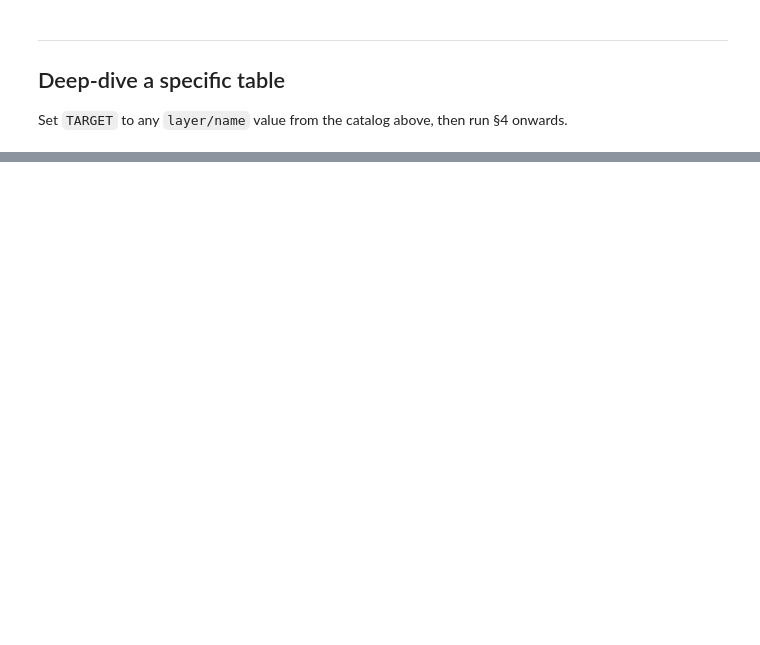
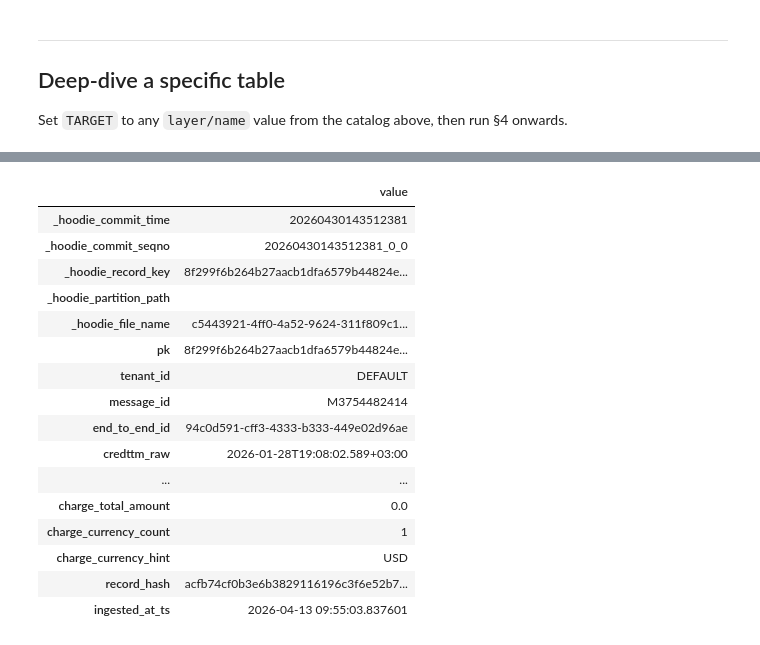
Before and after one commit to tazama-lf/biar, a Jupyter notebook: JupyterHub/notebooks/Lakehouse_Catalog.ipynb, the cells around one changed output, grey strips where cells are left out. Saved outputs shown, nothing was run; the diff lists cells and outputs as text; code cells hidden in the pictures; blank space fills up the shorter version.

```diff
--- a/JupyterHub/notebooks/Lakehouse_Catalog.ipynb
+++ b/JupyterHub/notebooks/Lakehouse_Catalog.ipynb
@@ -214,3 +339,59 @@ to_pandas_safe(sample)
+# %%
+# §6b — Single record detail (all fields, fully expanded)
+#
+# Set MESSAGE_ID and TENANT_ID to pin a specific record.
+# Leave both empty to show the most-recent record (by the same sort column as §6).
+#
+# The DataFrame is transposed so each field is on its own row — making
+# long values (JSON payloads, nested structs, DataCache blocks) easy to read.
+
+MESSAGE_ID = ""   # e.g. "0db3c737447347b0bf38dc466e0743c6"
+TENANT_ID  = ""   # e.g. "PAYSYSLABS"
+
+# Determine the record key field name from Hudi properties (fallback: common names)
+_props = read_hoodie_props(table_meta["path"])
+_rk    = _props.get("hoodie.datasource.write.recordkey.field", "")
+_ID_CANDIDATES = [c for c in ([_rk] + ["msg_id", "message_id", "transaction_id", "id"])
+                  if c in df.columns]
+_id_col = _ID_CANDIDATES[0] if _ID_CANDIDATES else None
+
+if MESSAGE_ID and _id_col:
+    filtered = df.filter(F.col(_id_col) == MESSAGE_ID)
+    if TENANT_ID:
+        _TENANT_CANDIDATES = [c for c in ["tenant_id", "tx_tenant_id", "tenantid"] if c in df.columns]
+        if _TENANT_CANDIDATES:
+            filtered = filtered.filter(F.col(_TENANT_CANDIDATES[0]) == TENANT_ID)
+    row_df = filtered.limit(1)
+    print(f"Filtered by: {_id_col} = {MESSAGE_ID!r}"
+          + (f"  +  tenant = {TENANT_ID!r}" if TENANT_ID else ""))
+else:
+    # Fall back to most-recent record using the same sort column as §6
+    row_df = df.orderBy(_sort_col, ascending=False).limit(1)
+    print(f"Showing most-recent record (sorted by: {_sort_col})")
+    print("  → Set MESSAGE_ID above to pin a specific record.")
+
+single_row = to_pandas_safe(row_df).T.rename(columns={0: "value"})
+
+with pd.option_context("display.max_colwidth", None, "display.max_rows", None):
+    display(single_row)
+# %% [output]
+|  | value |
+| _hoodie_commit_time | 20260430143512381 |
+| _hoodie_commit_seqno | 20260430143512381_0_0 |
+| _hoodie_record_key | 8f299f6b264b27aacb1dfa6579b44824e... |
+| _hoodie_partition_path |  |
+| _hoodie_file_name | c5443921-4ff0-4a52-9624-311f809c1... |
+| pk | 8f299f6b264b27aacb1dfa6579b44824e... |
+| tenant_id | DEFAULT |
+| message_id | M3754482414 |
+| end_to_end_id | 94c0d591-cff3-4333-b333-449e02d96ae |
+| credttm_raw | 2026-01-28T19:08:02.589+03:00 |
+| ... | ... |
+| charge_total_amount | 0.0 |
+| charge_currency_count | 1 |
+| charge_currency_hint | USD |
+| record_hash | acfb74cf0b3e6b3829116196c3f6e52b7... |
+| ingested_at_ts | 2026-04-13 09:55:03.837601 |
 # %%
 # §7 — Commit history (how many rows landed in each commit)
 (
```
Also changed, not shown: parts of 10 cells of this notebook, 1 other file.
